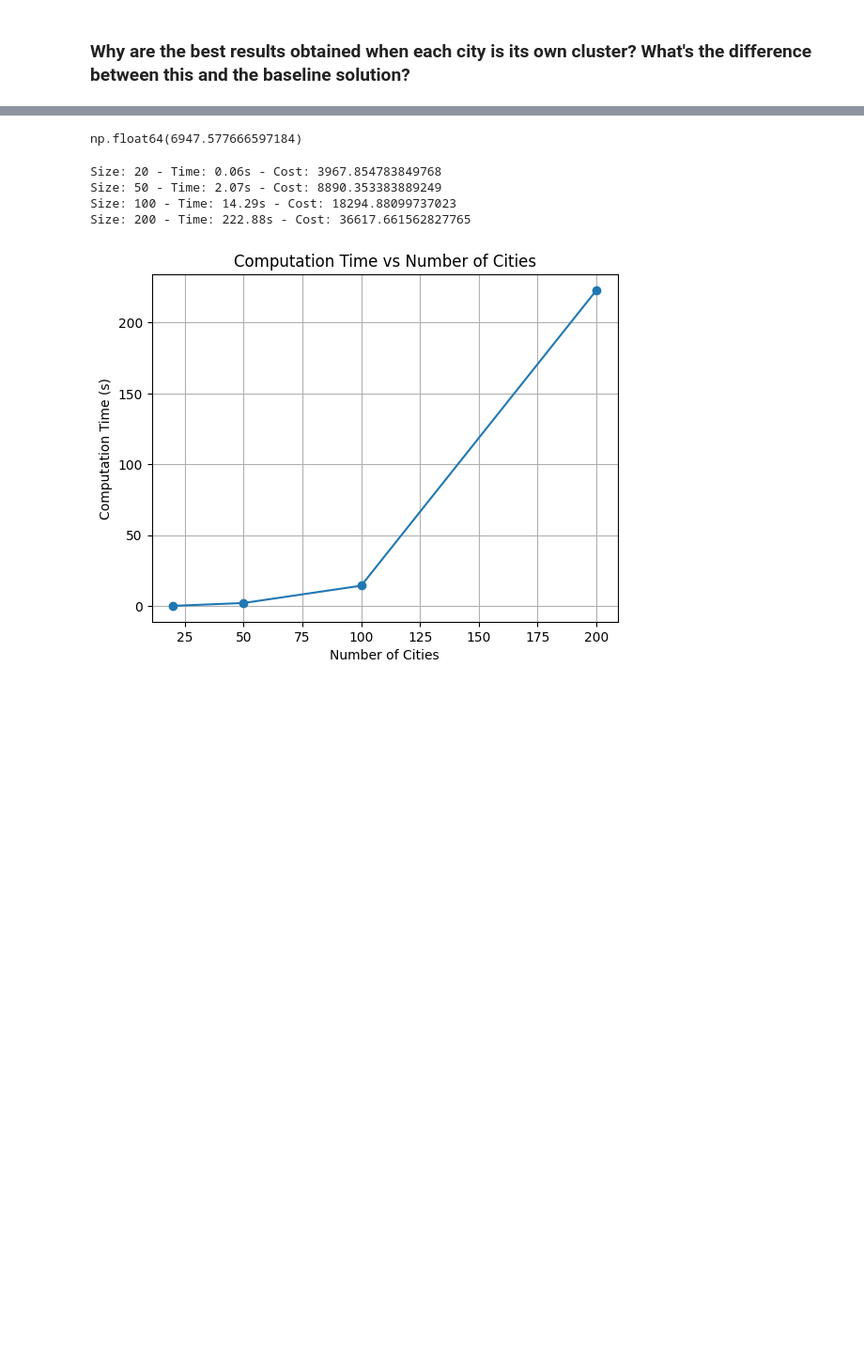
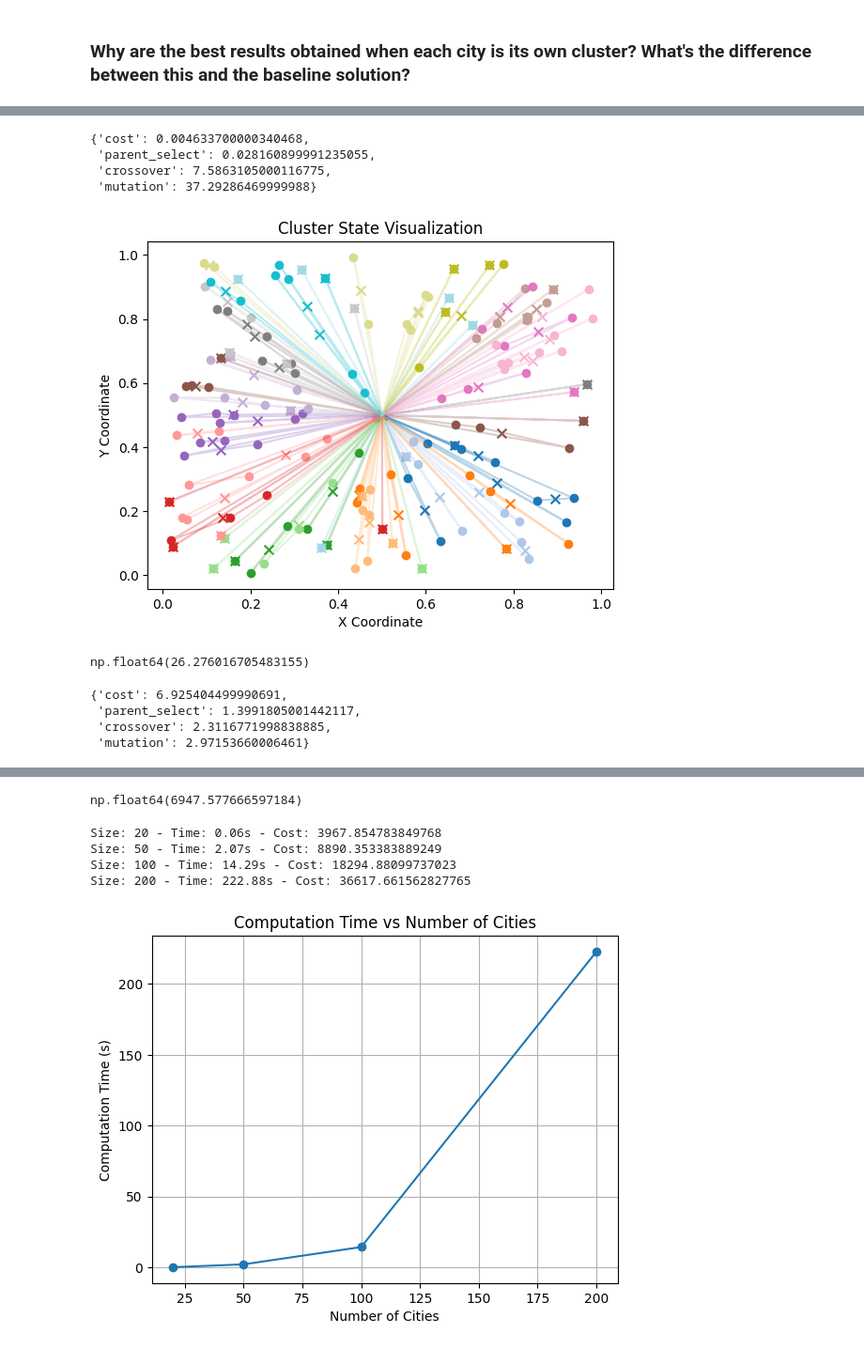
Before and after one commit to alberto467/CI2025_project, a Jupyter notebook: problem.ipynb, the cells around one changed output, grey strips where cells are left out. Shown at 94% size. Saved outputs shown, nothing was run; the diff lists cells and outputs as text; code cells hidden in the pictures; blank space fills up the shorter version.

```diff
--- a/problem.ipynb
+++ b/problem.ipynb
@@ -61,0 +219,23 @@ KeyboardInterrupt:
+# %%
+times
+# %% [output]
+{'cost': 0.004633700000340468,
+ 'parent_select': 0.028160899991235055,
+ 'crossover': 7.5863105000116775,
+ 'mutation': 37.29286469999988}
+# %%
+best[0].plot(P_ext)
+# %% [output]
+[figure, added]
+# %%
+best[0].mutate_reorder_all_clusters(P_ext, max_len_perm=5, samples=10000)
+best[0].cost(P_ext)
+# %% [output]
+np.float64(26.276016705483155)
+# %%
+times
+# %% [output]
+{'cost': 6.925404499990691,
+ 'parent_select': 1.3991805001442117,
+ 'crossover': 2.3116771998838885,
+ 'mutation': 2.97153660006461}
```
Also changed, not shown: parts of 33 cells of this notebook, 13 other files.
